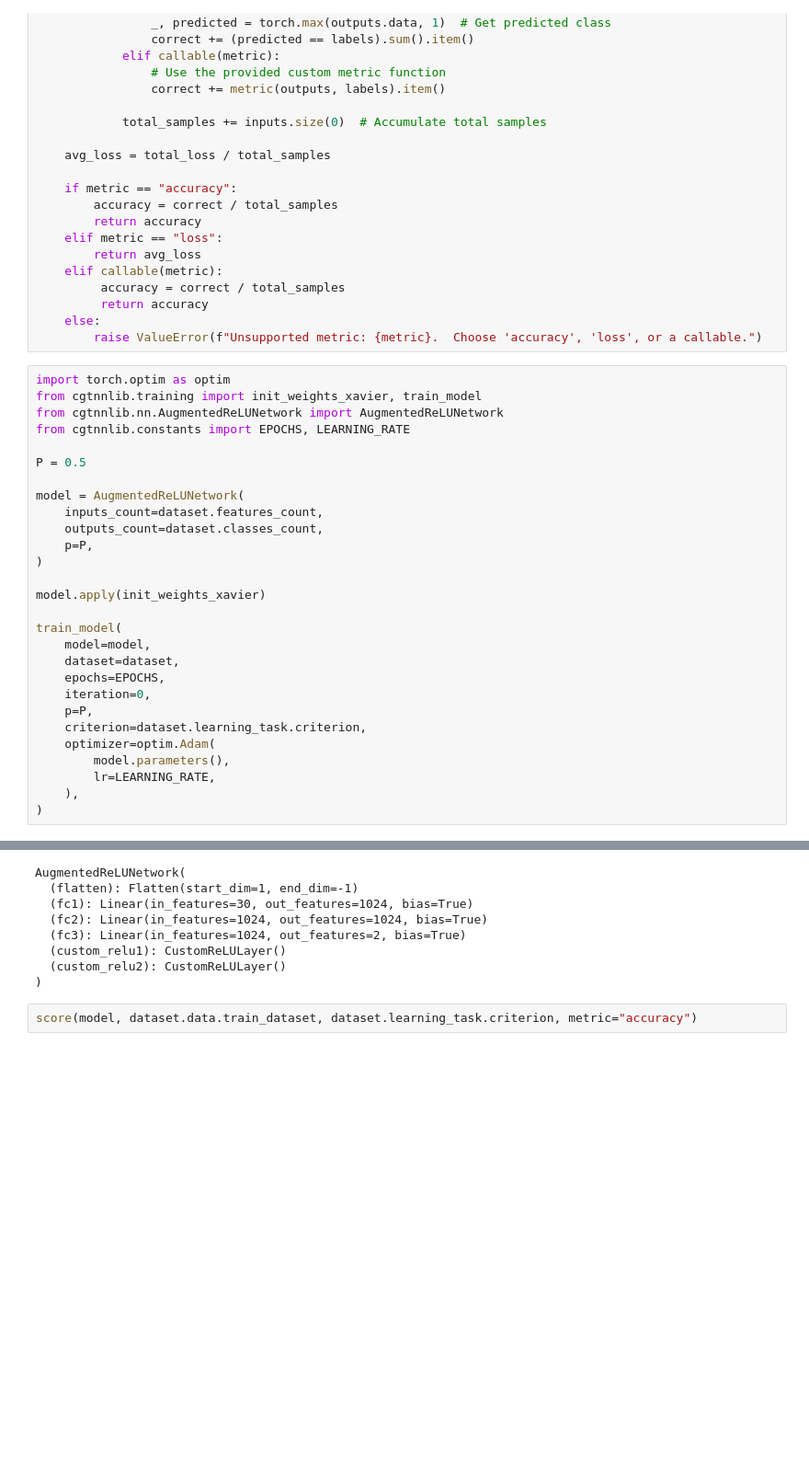
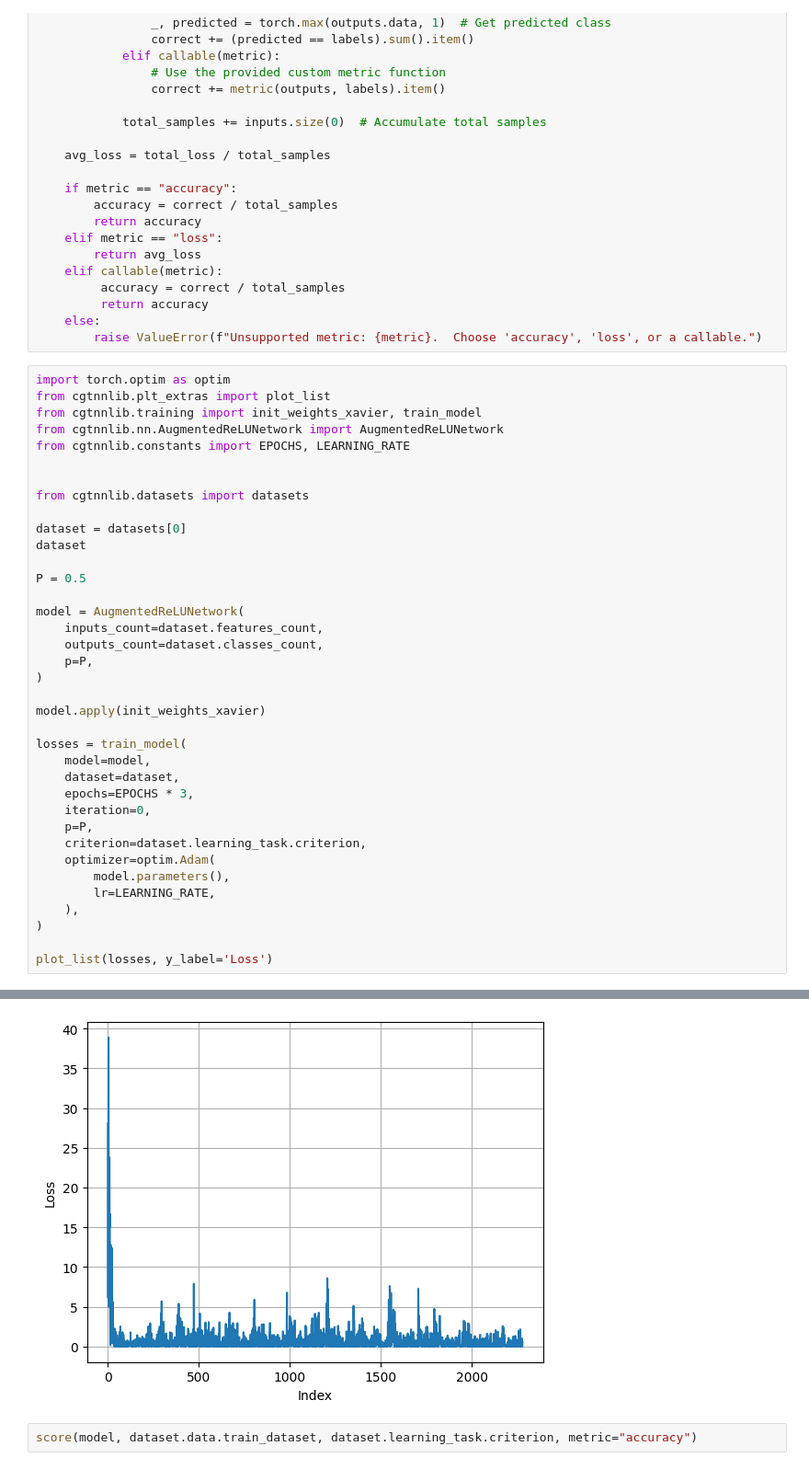
Before and after one commit to LISA-ITMO/CGT4NN, a Jupyter notebook: LearningTree.ipynb, the cells around one changed output, grey strips where cells are left out. Shown at 92% size. Cells and saved outputs as stored; diff of their text form; blank space fills up the shorter version.

Commit message:
Fix training for classification

```diff
--- a/LearningTree.ipynb
+++ b/LearningTree.ipynb
@@ -316,9 +316,16 @@ def score(model, dataloader, loss_fn, metric="accuracy", device="cpu"):
         raise ValueError(f"Unsupported metric: {metric}.  Choose 'accuracy', 'loss', or a callable.")
 # %%
 import torch.optim as optim
+from cgtnnlib.plt_extras import plot_list
 from cgtnnlib.training import init_weights_xavier, train_model
 from cgtnnlib.nn.AugmentedReLUNetwork import AugmentedReLUNetwork
 from cgtnnlib.constants import EPOCHS, LEARNING_RATE
+
+
+from cgtnnlib.datasets import datasets
+
+dataset = datasets[0]
+dataset
 
 P = 0.5
 
@@ -330,10 +337,10 @@ model = AugmentedReLUNetwork(
 
 model.apply(init_weights_xavier)
 
-train_model(
+losses = train_model(
     model=model,
     dataset=dataset,
-    epochs=EPOCHS,
+    epochs=EPOCHS * 3,
     iteration=0,
     p=P,
     criterion=dataset.learning_task.criterion,
@@ -342,4 +349,6 @@ train_model(
         lr=LEARNING_RATE,
     ),
 )
+
+plot_list(losses, y_label='Loss')
 # %% [output]
@@ -347,11 +356,4 @@ N=0 #1 gNoNoise p=0.5 E19/20 S38 Loss=0.0010@AugmentedReLUNetwork
-AugmentedReLUNetwork(
-  (flatten): Flatten(start_dim=1, end_dim=-1)
-  (fc1): Linear(in_features=30, out_features=1024, bias=True)
-  (fc2): Linear(in_features=1024, out_features=1024, bias=True)
-  (fc3): Linear(in_features=1024, out_features=2, bias=True)
-  (custom_relu1): CustomReLULayer()
-  (custom_relu2): CustomReLULayer()
-)
+[figure, added]
 # %%
 score(model, dataset.data.train_dataset, dataset.learning_task.criterion, metric="accuracy")
 # %% [output]
```
Also changed, not shown: parts of 4 cells of this notebook, 2 other files.
